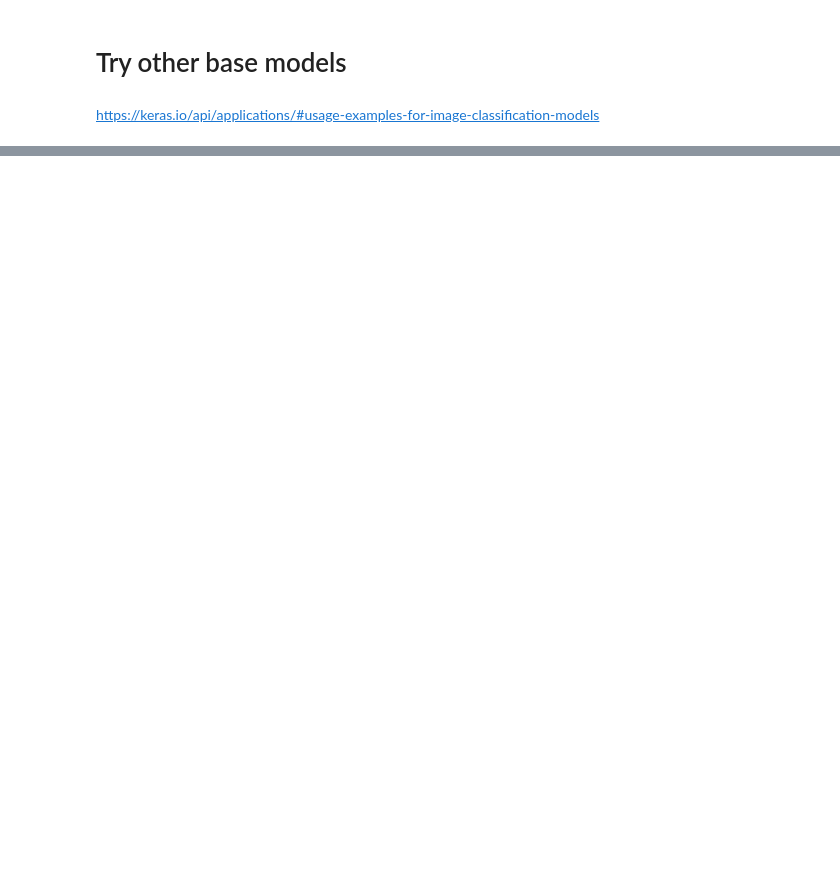
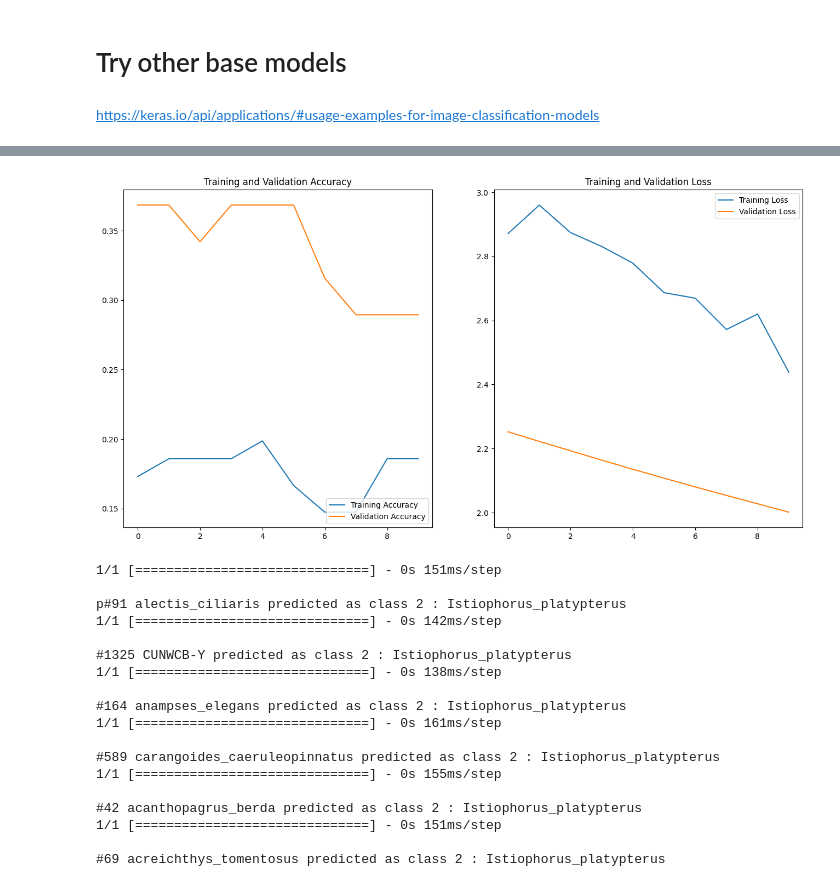
Before and after one commit to kaqreal/ds-capstone-project-fish, a Jupyter notebook: transformer_CNN.ipynb, the cells around one changed output, grey strips where cells are left out. Drawn from its saved outputs; the diff is of its cells as text; code cells hidden in the pictures; blank space fills up the shorter version.

```diff
--- a/transformer_CNN.ipynb
+++ b/transformer_CNN.ipynb
@@ -1022,0 +1016,11 @@ _________________________________________________________________
+# %%
+def load(filename):
+   np_image = Image.open('data/fish_data/images/numbered/acreichthys_tomentosus/69.png')
+   np_image = np.array(np_image).astype(int)
+   np_image = transform.resize(np_image, (150, 150, 3))
+   np_image = np.expand_dims(np_image, axis=0)
+   return np_image
+
+image = load("69.png")
+y_pred = model.predict(image).argmax(axis=1)
+print('\nclass', y_pred[0],':', class_names[y_pred[0]])
@@ -1044,0 +1401,27 @@ WARNING:tensorflow:Using a while_loop for converting RngReadAndSkip cause there
+# %%
+def load_(filename):
+    np_image = Image.open('data/fish_data/images/numbered//'+filename)
+    np_image = np.array(np_image).astype(int)
+    np_image = transform.resize(np_image, (img_size, img_size, 3))
+    np_image = np.expand_dims(np_image, axis=0)
+    np_image
+
+def predict_6_test_images():
+    image = load("alectis_ciliaris/91.png")
+    y_pred = model.predict(image).argmax(axis=1)
+    print('\np#91 alectis_ciliaris predicted as class', y_pred[0],':', class_names[y_pred[0]])
+    image = load("CUNWCB-Y/1325.png")
+    y_pred = model.predict(image).argmax(axis=1)
+    print('\n#1325 CUNWCB-Y predicted as class', y_pred[0],':', class_names[y_pred[0]])
+    image = load("anampses_elegans/164.png")
+    y_pred = model.predict(image).argmax(axis=1)
+    print('\n#164 anampses_elegans predicted as class', y_pred[0],':', class_names[y_pred[0]])
+    image = load("carangoides_caeruleopinnatus/589.png")
+    y_pred = model.predict(image).argmax(axis=1)
+    print('\n#589 carangoides_caeruleopinnatus predicted as class', y_pred[0],':', class_names[y_pred[0]])
+    image = load("acanthopagrus_berda/42.png")
+    y_pred = model.predict(image).argmax(axis=1)
+    print('\n#42 acanthopagrus_berda predicted as class', y_pred[0],':', class_names[y_pred[0]])
+    image = load("acreichthys_tomentosus/69.png")
+    y_pred = model.predict(image).argmax(axis=1)
+    print('\n#69 acreichthys_tomentosus predicted as class', y_pred[0],':', class_names[y_pred[0]])
@@ -1044,0 +1473,24 @@ WARNING:tensorflow:Using a while_loop for converting RngReadAndSkip cause there
+# %%
+# quick check for model
+visualize_training()
+predict_6_test_images()
+# %% [output]
+[figure, added]
+1/1 [==============================] - 0s 151ms/step
+
+p#91 alectis_ciliaris predicted as class 2 : Istiophorus_platypterus
+1/1 [==============================] - 0s 142ms/step
+
+#1325 CUNWCB-Y predicted as class 2 : Istiophorus_platypterus
+1/1 [==============================] - 0s 138ms/step
+
+#164 anampses_elegans predicted as class 2 : Istiophorus_platypterus
+1/1 [==============================] - 0s 161ms/step
+
+#589 carangoides_caeruleopinnatus predicted as class 2 : Istiophorus_platypterus
+1/1 [==============================] - 0s 155ms/step
+
+#42 acanthopagrus_berda predicted as class 2 : Istiophorus_platypterus
+1/1 [==============================] - 0s 151ms/step
+
+#69 acreichthys_tomentosus predicted as class 2 : Istiophorus_platypterus
```
Also changed, not shown: parts of 113 cells of this notebook, 2 other files.
